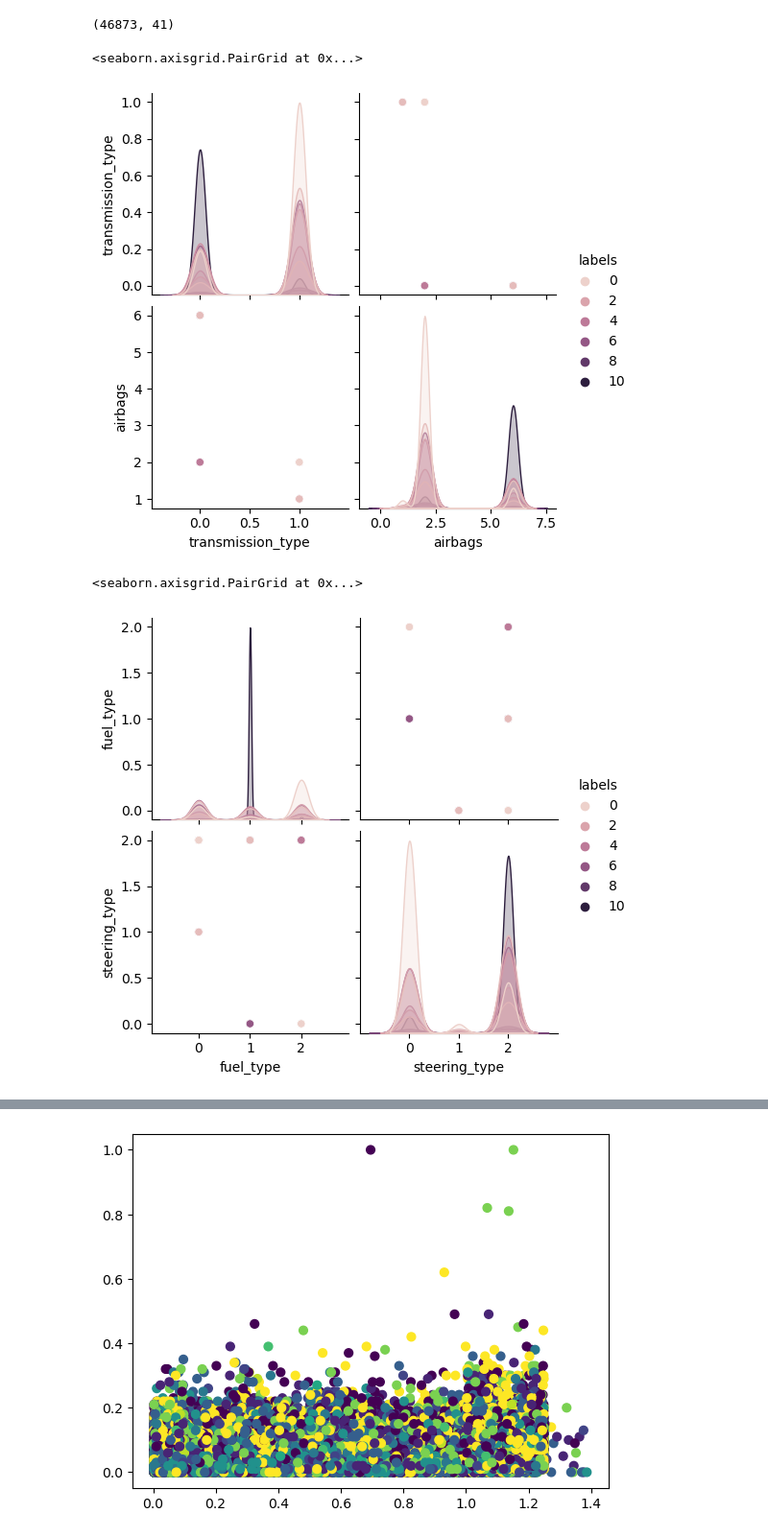
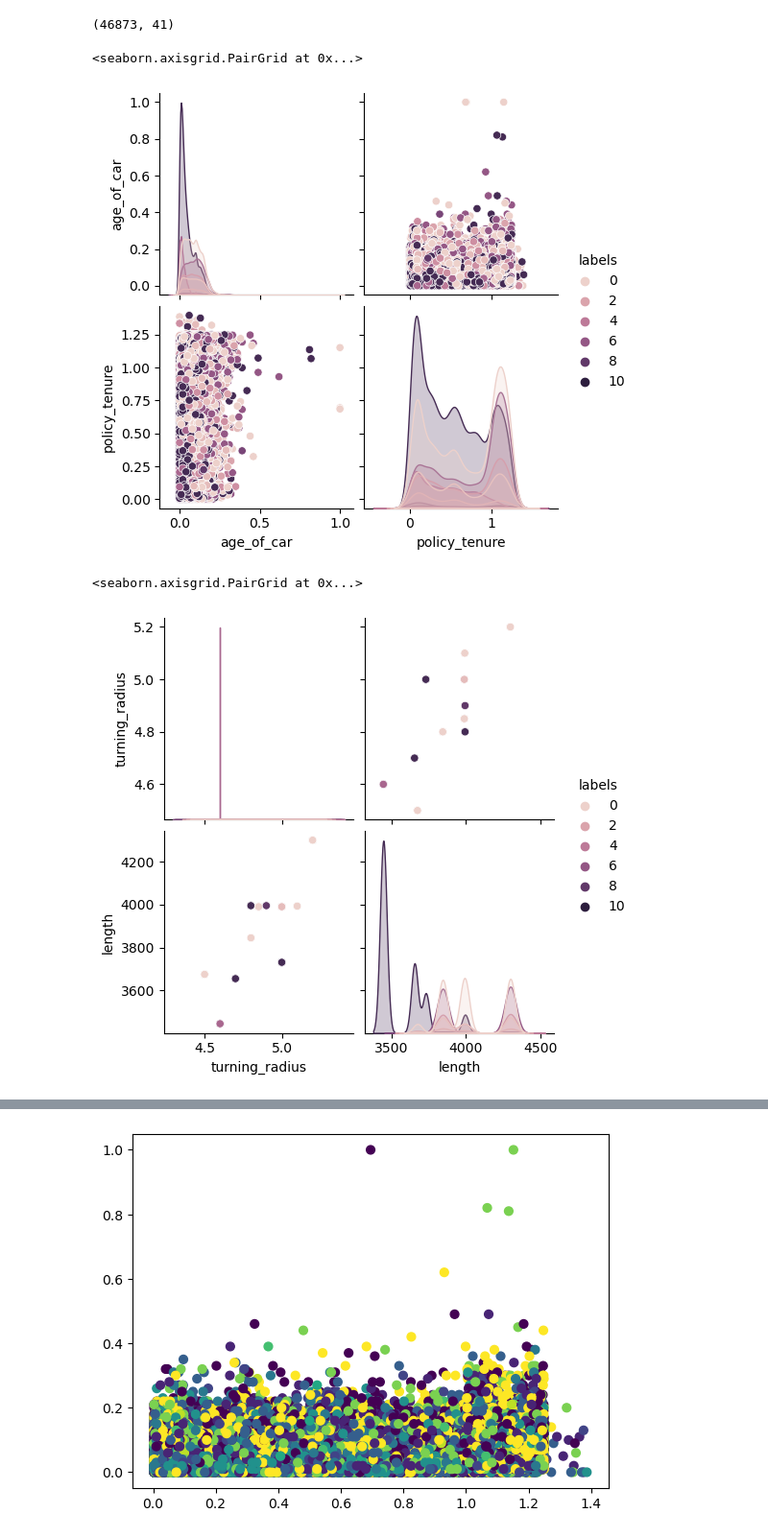
Before and after one commit to neelimaGATech/unsupervised_learning, a Jupyter notebook: Dataset2_EM_Algorithm.ipynb, the cells around one changed output, grey strips where cells are left out. Shown at 96% size. Drawn from its saved outputs; the diff is of its cells as text; code cells hidden in the pictures.

```diff
--- a/Dataset2_EM_Algorithm.ipynb
+++ b/Dataset2_EM_Algorithm.ipynb
@@ -165,13 +163,13 @@ X_train.shape
 # %% [output]
 (46873, 41)
 # %%
-sns.pairplot(X_train, vars=["transmission_type","airbags"], hue="labels")
+sns.pairplot(X_train, vars=["age_of_car","policy_tenure"], hue="labels")
 # %% [output]
 <seaborn.axisgrid.PairGrid at 0x...>
-[figure, old version]
+[figure, new version]
 # %%
-sns.pairplot(X_train, vars=["fuel_type","steering_type"], hue="labels")
+sns.pairplot(X_train, vars=["turning_radius","length"], hue="labels")
 # %% [output]
 <seaborn.axisgrid.PairGrid at 0x...>
-[figure, old version]
+[figure, new version]
 # %%
```
Also changed, not shown: parts of 10 cells of this notebook, 16 other files.
